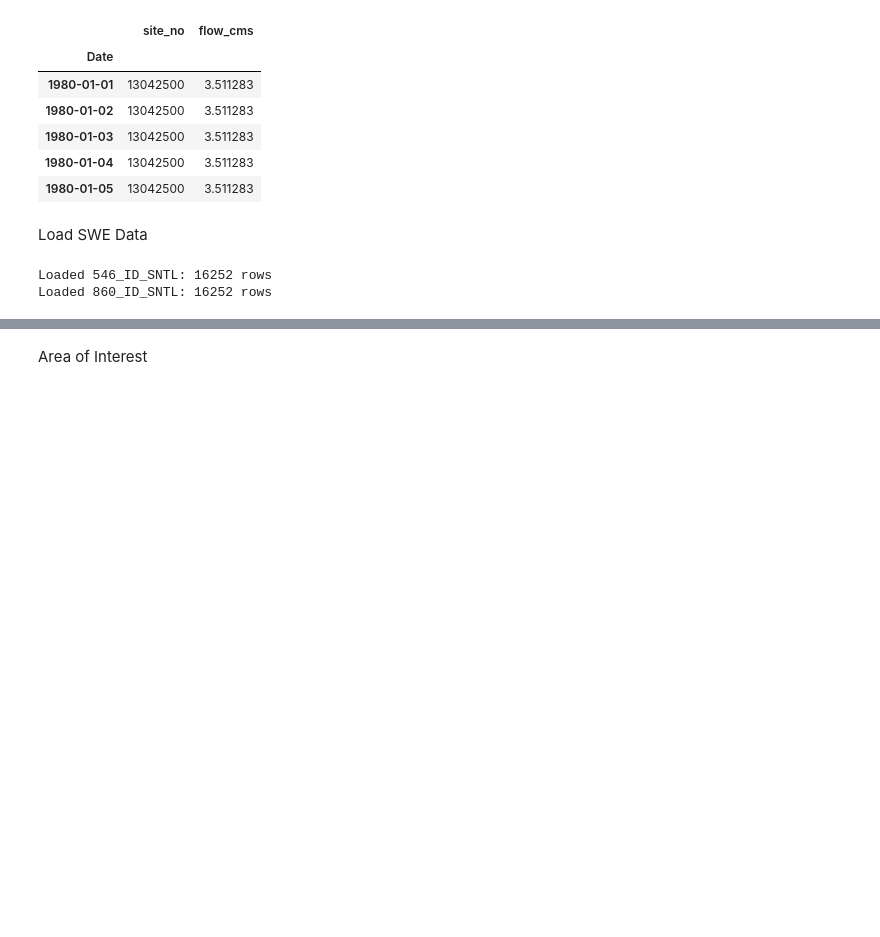
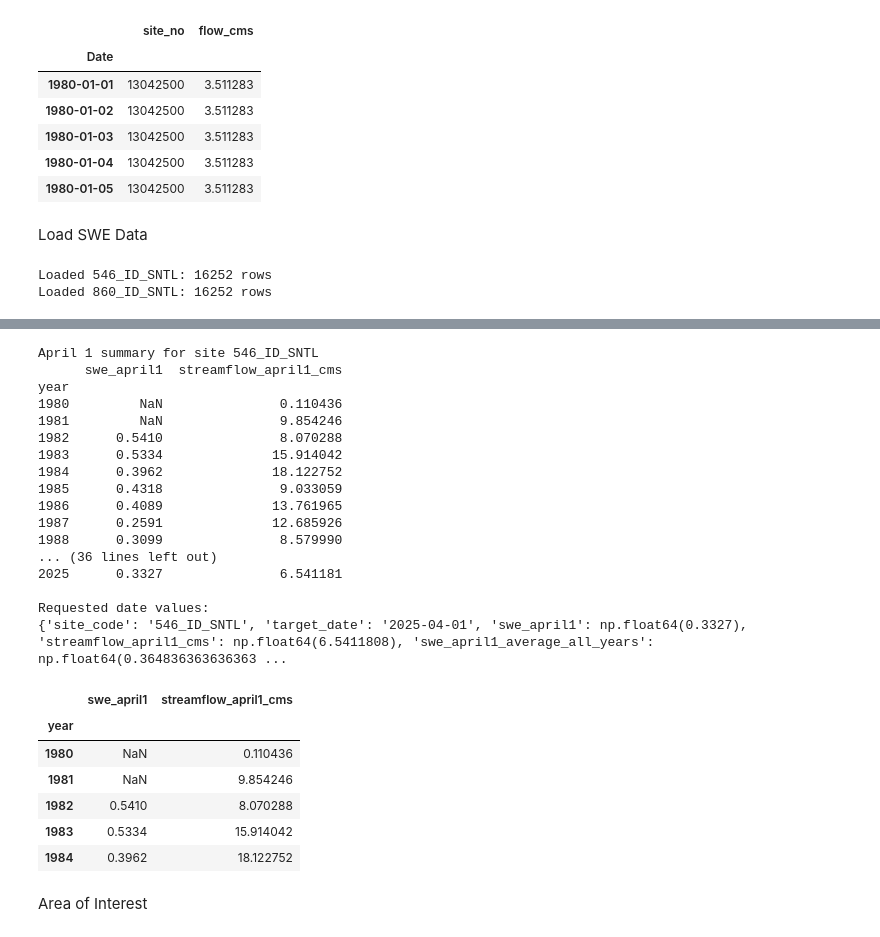
Before and after one commit to annasosnovske/HydroinformaticsHW2, a Jupyter notebook: HW2.ipynb, the cells around one changed output, grey strips where cells are left out. Drawn from its saved outputs; the diff is of its cells as text; code cells hidden in the pictures; blank space fills up the shorter version.

Commit message:
created a function that computes swe and streamflow averages

```diff
--- a/HW2.ipynb
+++ b/HW2.ipynb
@@ -64,6 +65,40 @@ gdf_in_bbox
 |  | code | name | network | elevation_m | latitude | longitude | state | HUC | mgrs | mountainRange | ... |
 | 0 | 546_ID_SNTL | Island Park | SNOTEL | 1917.192017 | 44.420300 | -111.385117 | Idaho | 170402020601 | 12TVQ | None | ... |
 | 1 | 860_ID_SNTL | White Elephant | SNOTEL | 2350.008057 | 44.532669 | -111.410851 | Idaho | 170402020305 | 12TVQ | Idaho-Bitterroot Rocky Mountains | ... |
+# %%
+# April 1 SWE and streamflow summary by year + requested 2025-04-01 values
+april1_summary, april1_2025 = hw2_metrics.summarize_april1_swe_streamflow(
+    snotel_data,
+    cleaned,
+    site_code="546_ID_SNTL",
+    target_date="2025-04-01",
+)
+april1_summary.head()
+# %% [output]
+April 1 summary for site 546_ID_SNTL
+      swe_april1  streamflow_april1_cms
+year
+1980         NaN               0.110436
+1981         NaN               9.854246
+1982      0.5410               8.070288
+1983      0.5334              15.914042
+1984      0.3962              18.122752
+1985      0.4318               9.033059
+1986      0.4089              13.761965
+1987      0.2591              12.685926
+1988      0.3099               8.579990
+... (36 lines left out)
+2025      0.3327               6.541181
+
+Requested date values:
+{'site_code': '546_ID_SNTL', 'target_date': '2025-04-01', 'swe_april1': np.float64(0.3327), 'streamflow_april1_cms': np.float64(6.5411808), 'swe_april1_average_all_years': np.float64(0.364836363636363 ...
+|  | swe_april1 | streamflow_april1_cms |
+| year |  |  |
+| 1980 | NaN | 0.110436 |
+| 1981 | NaN | 9.854246 |
+| 1982 | 0.5410 | 8.070288 |
+| 1983 | 0.5334 | 15.914042 |
+| 1984 | 0.3962 | 18.122752 |
 # %% [markdown]
 Area of Interest
 # %%
```
Also changed, not shown: parts of 1 cell of this notebook, 2 other files.
